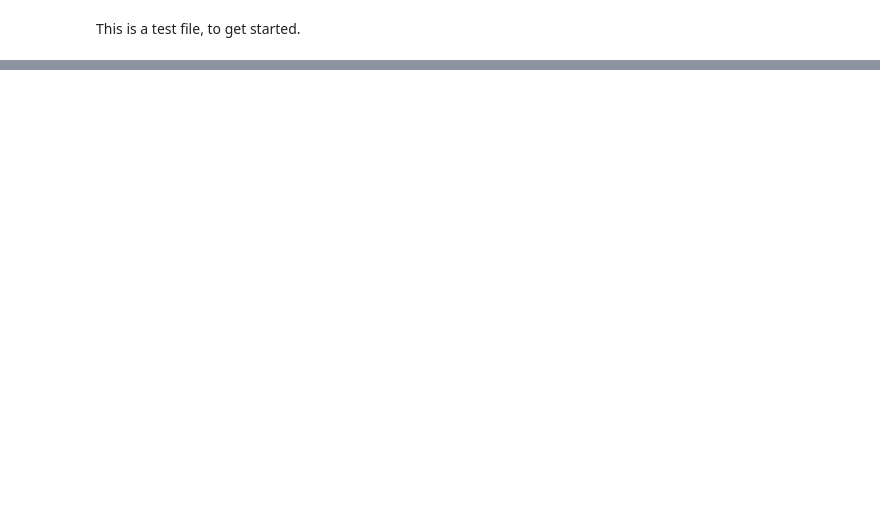
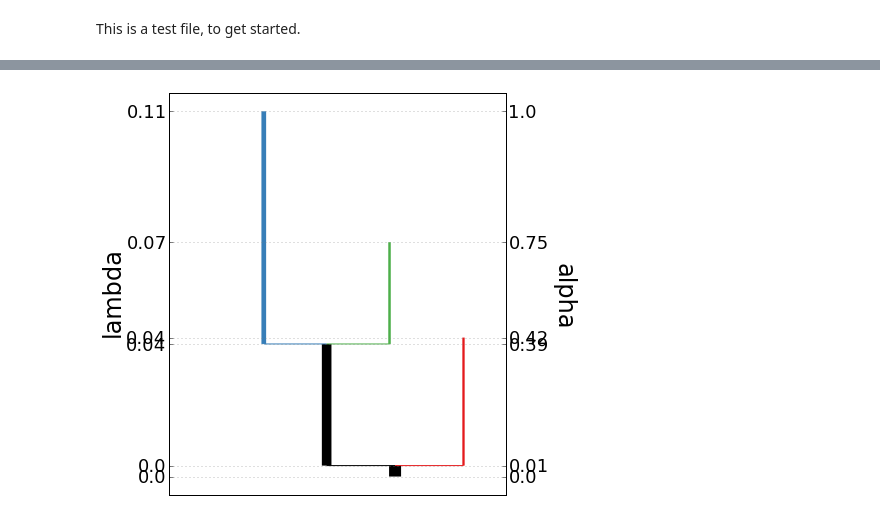
Before and after one commit to CoAxLab/DeBaCl, a Jupyter notebook: docs/debacl_tutorial.ipynb, the cells around one changed output, grey strips where cells are left out. Cells and saved outputs as stored; diff of their text form; code cells hidden in the pictures; blank space fills up the shorter version.

```diff
--- a/docs/debacl_tutorial.ipynb
+++ b/docs/debacl_tutorial.ipynb
@@ -93,0 +198,6 @@ final cluster counts: [302 753 445]
+# %%
+## Plot the basic level set tree with mass-based spacing
+fig = tree.plot(form='lambda', width='mass', color_nodes=nodes)[0]
+fig.show()
+# %% [output]
+[figure, added]
```
Also changed, not shown: parts of 14 cells of this notebook, 14 other files.
